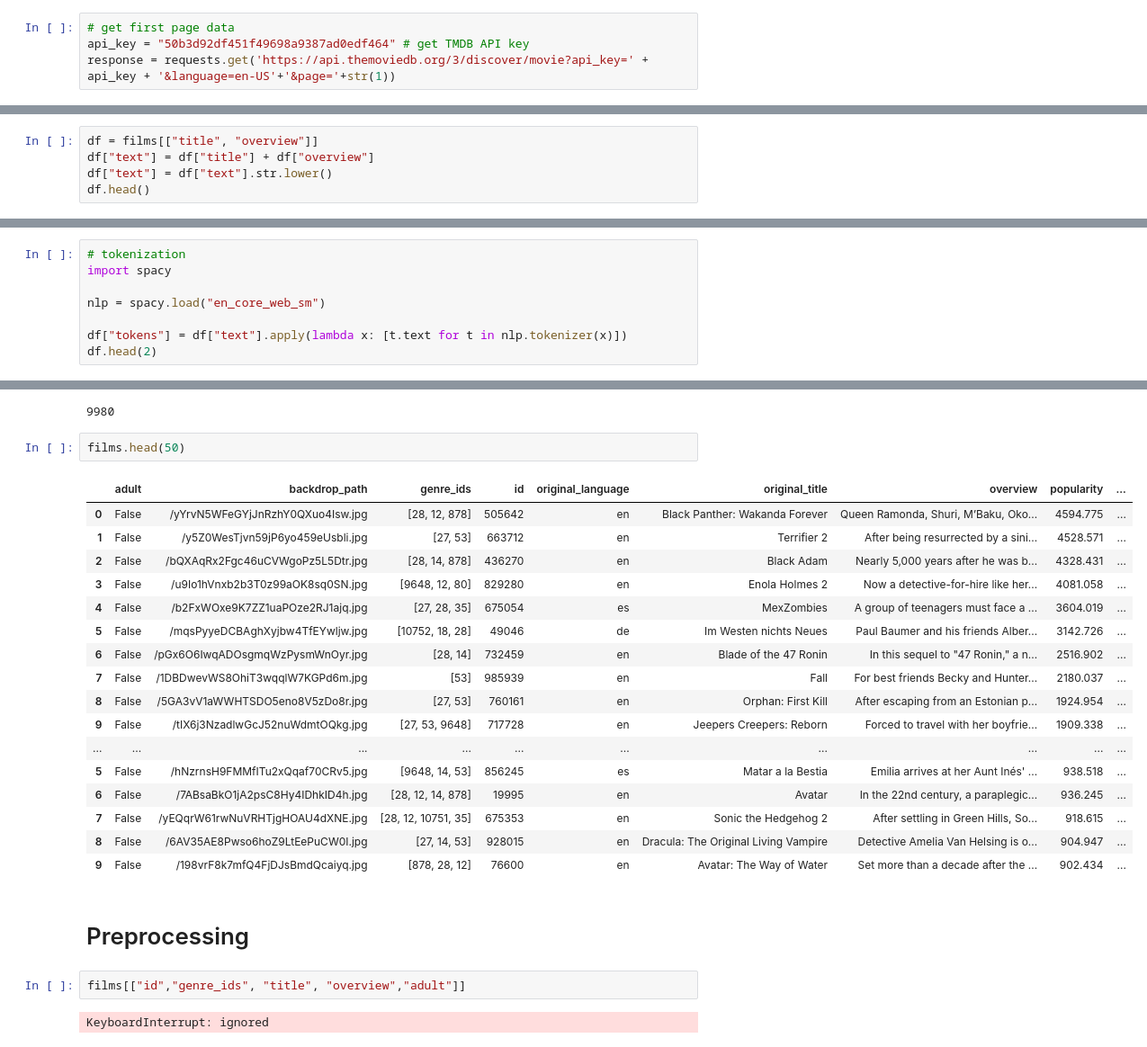
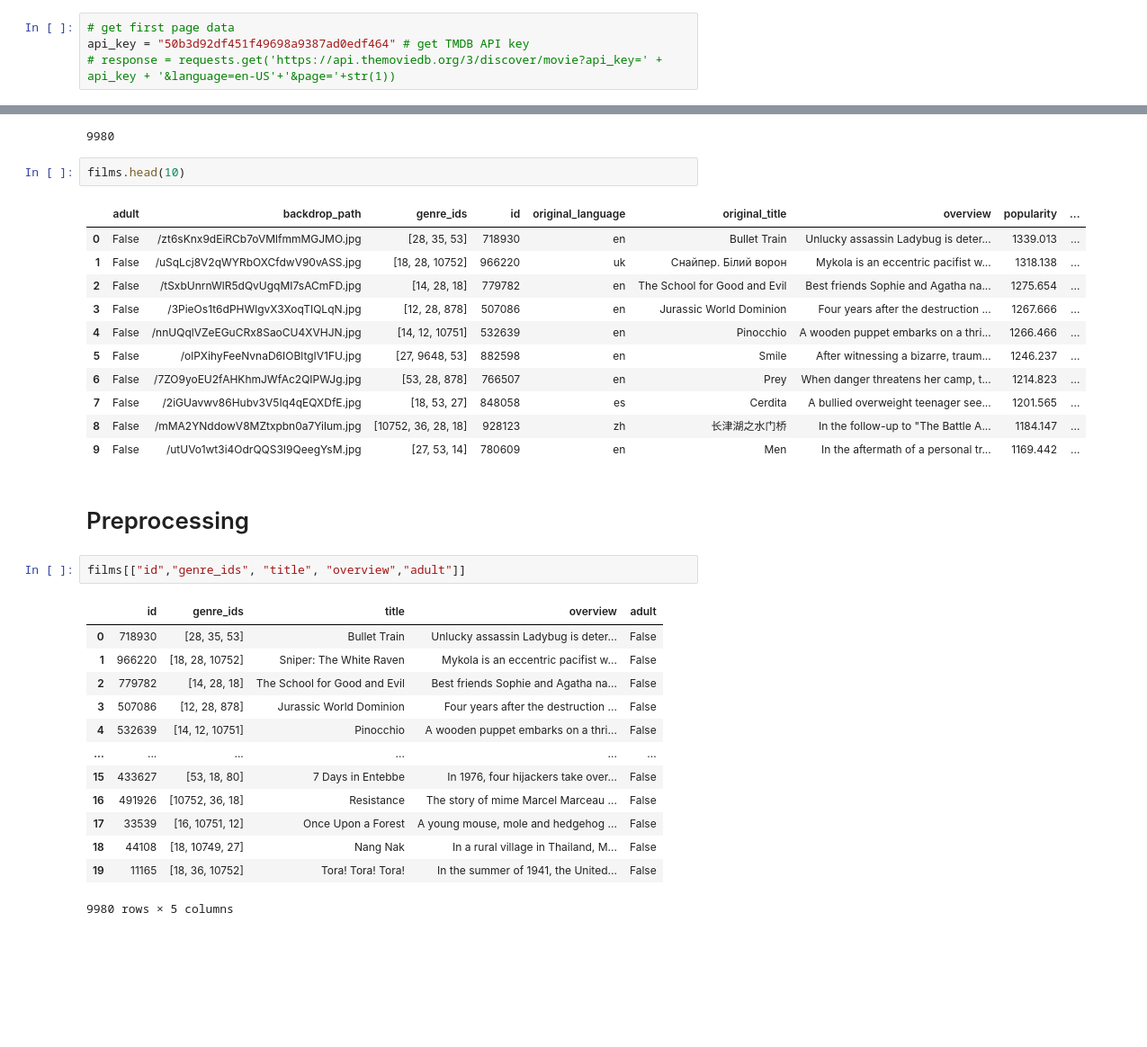
Before and after one commit to YounSooKimTech/NLP_teamproject, a Jupyter notebook: IMDB_dataset.ipynb, the cells around one changed output, grey strips where cells are left out. Shown at 90% size. Drawn from its saved outputs; the diff is of its cells as text; blank space fills up the shorter version.

```diff
--- a/IMDB_dataset.ipynb
+++ b/IMDB_dataset.ipynb
@@ -12,4 +19,4 @@ from matplotlib.ticker import FuncFormatter # to format currency on charts axis
 # %%
 # get first page data
 api_key = "50b3d92df451f49698a9387ad0edf464" # get TMDB API key
-response = requests.get('https://api.themoviedb.org/3/discover/movie?api_key=' +  api_key + '&language=en-US'+'&page='+str(1))
+# response = requests.get('https://api.themoviedb.org/3/discover/movie?api_key=' +  api_key + '&language=en-US'+'&page='+str(1))
@@ -32,5 +22,0 @@ films.head()
-# %%
-df = films[["title", "overview"]]
-df["text"] = df["title"] + df["overview"]
-df["text"] = df["text"].str.lower()
-df.head()
@@ -54,8 +22,0 @@ See the caveats in the documentation: https://pandas.pydata.org/pandas-docs/stab
-# %%
-# tokenization
-import spacy
-
-nlp = spacy.load("en_core_web_sm")
-
-df["tokens"] = df["text"].apply(lambda x: [t.text for t in nlp.tokenizer(x)])
-df.head(2)
@@ -87,31 +38,37 @@ len(films)
 # %% [output]
 9980
 # %%
-films.head(50)
+films.head(10)
 # %% [output]
 |  | adult | backdrop_path | genre_ids | id | original_language | original_title | overview | popularity | ... |
-| 0 | False | /yYrvN5WFeGYjJnRzhY0QXuo4Isw.jpg | [28, 12, 878] | 505642 | en | Black Panther: Wakanda Forever | Queen Ramonda, Shuri, M’Baku, Oko... | 4594.775 | ... |
-| 1 | False | /y5Z0WesTjvn59jP6yo459eUsbli.jpg | [27, 53] | 663712 | en | Terrifier 2 | After being resurrected by a sini... | 4528.571 | ... |
-| 2 | False | /bQXAqRx2Fgc46uCVWgoPz5L5Dtr.jpg | [28, 14, 878] | 436270 | en | Black Adam | Nearly 5,000 years after he was b... | 4328.431 | ... |
-| 3 | False | /u9Io1hVnxb2b3T0z99aOK8sq0SN.jpg | [9648, 12, 80] | 829280 | en | Enola Holmes 2 | Now a detective-for-hire like her... | 4081.058 | ... |
-| 4 | False | /b2FxWOxe9K7ZZ1uaPOze2RJ1ajq.jpg | [27, 28, 35] | 675054 | es | MexZombies | A group of teenagers must face a ... | 3604.019 | ... |
-| 5 | False | /mqsPyyeDCBAghXyjbw4TfEYwljw.jpg | [10752, 18, 28] | 49046 | de | Im Westen nichts Neues | Paul Baumer and his friends Alber... | 3142.726 | ... |
-| 6 | False | /pGx6O6IwqADOsgmqWzPysmWnOyr.jpg | [28, 14] | 732459 | en | Blade of the 47 Ronin | In this sequel to "47 Ronin," a n... | 2516.902 | ... |
-| 7 | False | /1DBDwevWS8OhiT3wqqlW7KGPd6m.jpg | [53] | 985939 | en | Fall | For best friends Becky and Hunter... | 2180.037 | ... |
-| 8 | False | /5GA3vV1aWWHTSDO5eno8V5zDo8r.jpg | [27, 53] | 760161 | en | Orphan: First Kill | After escaping from an Estonian p... | 1924.954 | ... |
-| 9 | False | /tIX6j3NzadlwGcJ52nuWdmtOQkg.jpg | [27, 53, 9648] | 717728 | en | Jeepers Creepers: Reborn | Forced to travel with her boyfrie... | 1909.338 | ... |
-| ... | ... | ... | ... | ... | ... | ... | ... | ... | ... |
-| 5 | False | /hNzrnsH9FMMfITu2xQqaf70CRv5.jpg | [9648, 14, 53] | 856245 | es | Matar a la Bestia | Emilia arrives at her Aunt Inés' ... | 938.518 | ... |
-| 6 | False | /7ABsaBkO1jA2psC8Hy4IDhkID4h.jpg | [28, 12, 14, 878] | 19995 | en | Avatar | In the 22nd century, a paraplegic... | 936.245 | ... |
-| 7 | False | /yEQqrW61rwNuVRHTjgHOAU4dXNE.jpg | [28, 12, 10751, 35] | 675353 | en | Sonic the Hedgehog 2 | After settling in Green Hills, So... | 918.615 | ... |
-| 8 | False | /6AV35AE8Pwso6hoZ9LtEePuCW0I.jpg | [27, 14, 53] | 928015 | en | Dracula: The Original Living Vampire | Detective Amelia Van Helsing is o... | 904.947 | ... |
-| 9 | False | /198vrF8k7mfQ4FjDJsBmdQcaiyq.jpg | [878, 28, 12] | 76600 | en | Avatar: The Way of Water | Set more than a decade after the ... | 902.434 | ... |
+| 0 | False | /zt6sKnx9dEiRCb7oVMlfmmMGJMO.jpg | [28, 35, 53] | 718930 | en | Bullet Train | Unlucky assassin Ladybug is deter... | 1339.013 | ... |
+| 1 | False | /uSqLcj8V2qWYRbOXCfdwV90vASS.jpg | [18, 28, 10752] | 966220 | uk | Снайпер. Білий ворон | Mykola is an eccentric pacifist w... | 1318.138 | ... |
+| 2 | False | /tSxbUnrnWlR5dQvUgqMI7sACmFD.jpg | [14, 28, 18] | 779782 | en | The School for Good and Evil | Best friends Sophie and Agatha na... | 1275.654 | ... |
+| 3 | False | /3PieOs1t6dPHWlgvX3XoqTIQLqN.jpg | [12, 28, 878] | 507086 | en | Jurassic World Dominion | Four years after the destruction ... | 1267.666 | ... |
+| 4 | False | /nnUQqlVZeEGuCRx8SaoCU4XVHJN.jpg | [14, 12, 10751] | 532639 | en | Pinocchio | A wooden puppet embarks on a thri... | 1266.466 | ... |
+| 5 | False | /olPXihyFeeNvnaD6IOBltgIV1FU.jpg | [27, 9648, 53] | 882598 | en | Smile | After witnessing a bizarre, traum... | 1246.237 | ... |
+| 6 | False | /7ZO9yoEU2fAHKhmJWfAc2QIPWJg.jpg | [53, 28, 878] | 766507 | en | Prey | When danger threatens her camp, t... | 1214.823 | ... |
+| 7 | False | /2iGUavwv86Hubv3V5Iq4qEQXDfE.jpg | [18, 53, 27] | 848058 | es | Cerdita | A bullied overweight teenager see... | 1201.565 | ... |
+| 8 | False | /mMA2YNddowV8MZtxpbn0a7Yilum.jpg | [10752, 36, 28, 18] | 928123 | zh | 长津湖之水门桥 | In the follow-up to "The Battle A... | 1184.147 | ... |
+| 9 | False | /utUVo1wt3i4OdrQQS3I9QeegYsM.jpg | [27, 53, 14] | 780609 | en | Men | In the aftermath of a personal tr... | 1169.442 | ... |
 # %% [markdown]
 # Preprocessing
 # %%
 films[["id","genre_ids", "title", "overview","adult"]]
 # %% [output]
+|  | id | genre_ids | title | overview | adult |
+| 0 | 718930 | [28, 35, 53] | Bullet Train | Unlucky assassin Ladybug is deter... | False |
+| 1 | 966220 | [18, 28, 10752] | Sniper: The White Raven | Mykola is an eccentric pacifist w... | False |
+| 2 | 779782 | [14, 28, 18] | The School for Good and Evil | Best friends Sophie and Agatha na... | False |
+| 3 | 507086 | [12, 28, 878] | Jurassic World Dominion | Four years after the destruction ... | False |
+| 4 | 532639 | [14, 12, 10751] | Pinocchio | A wooden puppet embarks on a thri... | False |
+| ... | ... | ... | ... | ... | ... |
+| 15 | 433627 | [53, 18, 80] | 7 Days in Entebbe | In 1976, four hijackers take over... | False |
+| 16 | 491926 | [10752, 36, 18] | Resistance | The story of mime Marcel Marceau ... | False |
+| 17 | 33539 | [16, 10751, 12] | Once Upon a Forest | A young mouse, mole and hedgehog ... | False |
+| 18 | 44108 | [18, 10749, 27] | Nang Nak | In a rural village in Thailand, M... | False |
+| 19 | 11165 | [18, 36, 10752] | Tora! Tora! Tora! | In the summer of 1941, the United... | False |
-KeyboardInterrupt: ignored
+9980 rows × 5 columns
 # %%
 # make a string
 
```
Also changed, not shown: parts of 11 cells of this notebook.
